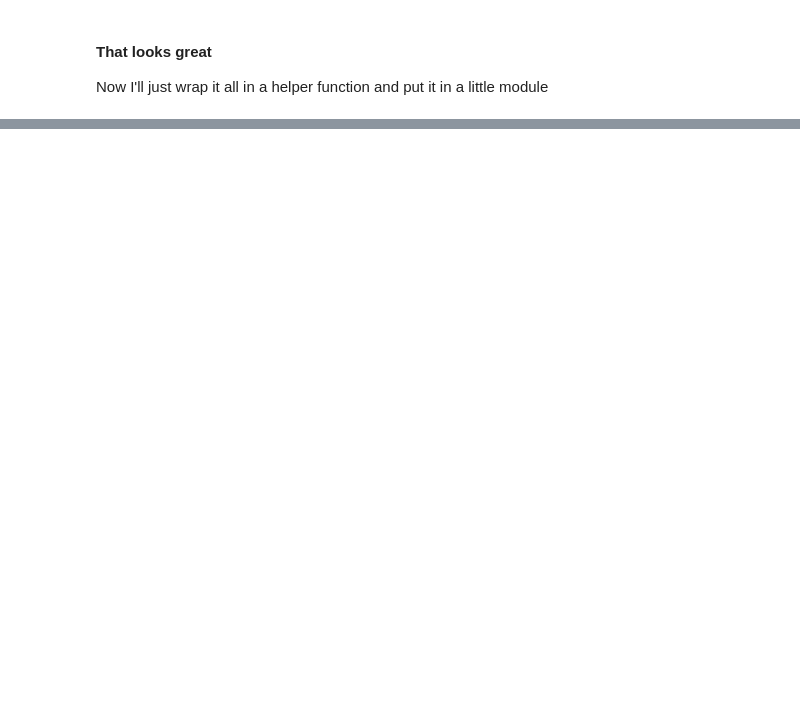
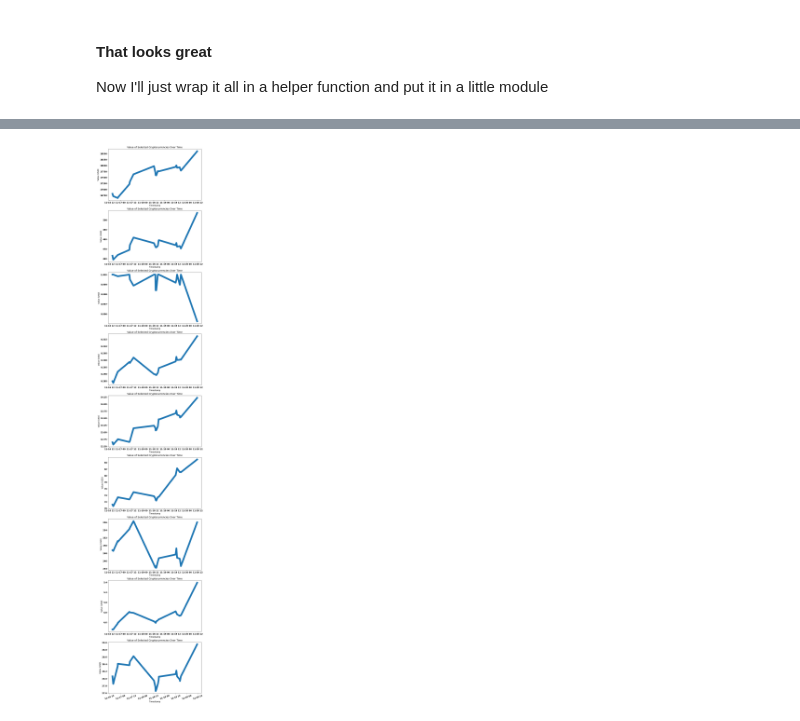
Before and after one commit to Jprebys/crypto_tracker, a Jupyter notebook: notebooks/01_data_analysis.ipynb, the cells around one changed output, grey strips where cells are left out. Saved outputs shown, nothing was run; the diff lists cells and outputs as text; code cells hidden in the pictures; blank space fills up the shorter version.

```diff
--- a/notebooks/01_data_analysis.ipynb
+++ b/notebooks/01_data_analysis.ipynb
@@ -81,0 +100,16 @@ def load_data():
+# %%
+font = {'weight' : 'bold',
+        'size'   : 12}
+
+plt.rc('font', **font)
+# %%
+fig, ax = plt.subplots(9, figsize=(10, 60))
+
+for i in range(9):
+    ax[i].set_xlabel('Timestamp')
+    plt.xticks(rotation=20)
+    ax[i].set_ylabel('Value (USD)')
+    ax[i].set_title('Value of Selected Cryptocurrencies Over Time')
+    ax[i].plot(df.iloc[:,i], linewidth=10);
+# %% [output]
+[figure, added]
```
Also changed, not shown: parts of 4 cells of this notebook.
